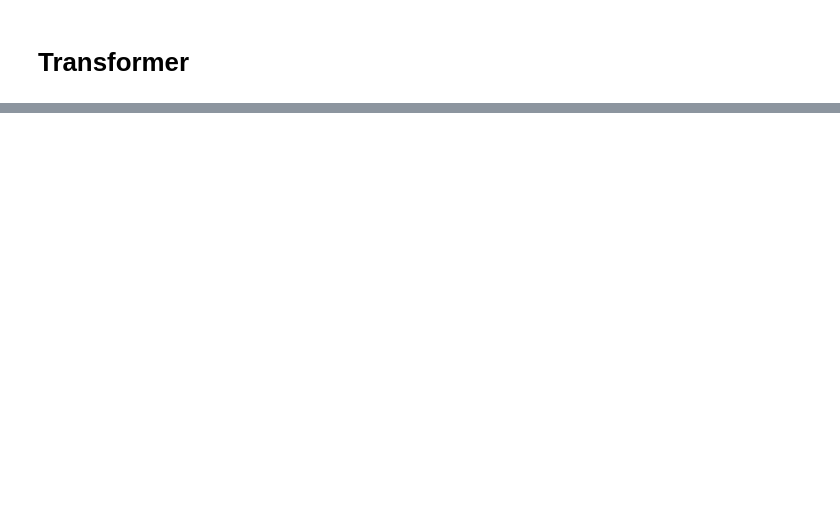
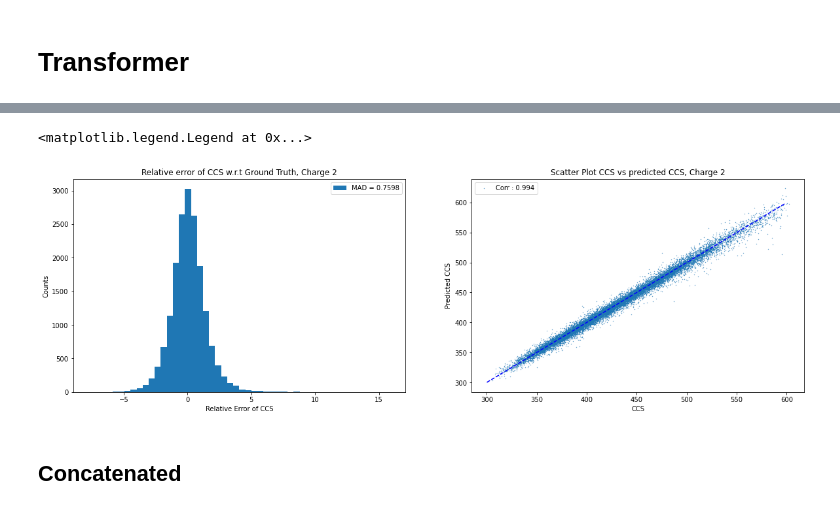
Before and after one commit to jlrestrepol/ccs, a Jupyter notebook: code/CCS_valset.ipynb, the cells around one changed output, grey strips where cells are left out. Drawn from its saved outputs; the diff is of its cells as text; code cells hidden in the pictures; blank space fills up the shorter version.

```diff
--- a/code/CCS_valset.ipynb
+++ b/code/CCS_valset.ipynb
@@ -164,6 +248,18 @@ encoded =  np.load(paths_dic['data']+'encoded_fig1.npy', allow_pickle=True)
 # %%
 import regression_transformers
+# %%
+#Everything for charge 2
+charge = 2
+df1_ch2 = df1[df1['Charge']==charge]
+df1_ch2_enz = df1_ch2[df1_ch2['Experiment'].str.find('LysN') != -1]
+df1_ch2_enz
+
+encoded =  np.load(paths_dic['data']+'encoded_fig1.npy', allow_pickle=True)
+encoded_df = pd.DataFrame(encoded, index = df1.index)
+encoded_ch2 = encoded_df[encoded_df.iloc[:,-1]==charge].iloc[:,:-1]
+encoded_ch2_enz = encoded_ch2.loc[df1_ch2_enz.index]
 # %%
-x_train, x_test, y_train, y_test = sklearn.model_selection.train_test_split(encoded, df1['CCS'], random_state=3122021, stratify=encoded[:,-1])
+x_train, x_test, y_train, y_test = sklearn.model_selection.train_test_split(encoded_ch2_enz, df1_ch2_enz['CCS'] - df1_ch2_enz['power_ccs'],
+                                                                            random_state=3122021)
 # %%
 model, optimizer = regression_transformers.architecutre(x_train)
@@ -187,0 +303,4 @@ ________________________________________________________________________________
+# %%
+history = model.fit(
+    x_train, y_train, batch_size=64, epochs=35, validation_data=(x_test, y_test),
+)
@@ -187,0 +331,23 @@ ________________________________________________________________________________
+# %%
+pred_ccs = model.predict(x_test).flatten() + df1_ch2_enz.loc[y_test.index, 'power_ccs'].values
+err_rel = (df1_ch2_enz.loc[y_test.index, 'CCS'].values - pred_ccs)/pred_ccs*100
+# %%
+fig, ax = plt.subplots(nrows = 1, ncols = 2, figsize = (20, 6))
+ax[0].hist(err_rel, bins = 50, label = f'MAD = {np.round(scipy.stats.median_abs_deviation(err_rel), 4)}')
+ax[0].set_xlabel('Relative Error of CCS')
+ax[0].set_ylabel('Counts')
+ax[0].set_title(f'Relative error of CCS w.r.t Ground Truth, Charge {charge}')
+ax[0].legend()
+
+corr, _ = scipy.stats.pearsonr(df1_ch2_enz.loc[y_test.index, 'CCS'].values, pred_ccs.flatten())
+ax[1].scatter(df1_ch2_enz.loc[y_test.index, 'CCS'],pred_ccs, label = f'Corr : {np.round(corr, 3)}', s = 0.1)
+ax[1].set_xlabel('CCS')
+ax[1].set_ylabel('Predicted CCS')
+ax[1].set_title(f'Scatter Plot CCS vs predicted CCS, Charge {charge}')
+ax[1].plot(np.arange(300,600), np.arange(300,600), 'b--')
+ax[1].legend()
+# %% [output]
+<matplotlib.legend.Legend at 0x...>
+[figure, added]
+# %% [markdown]
+## Concatenated
```
Also changed, not shown: parts of 37 cells of this notebook.
